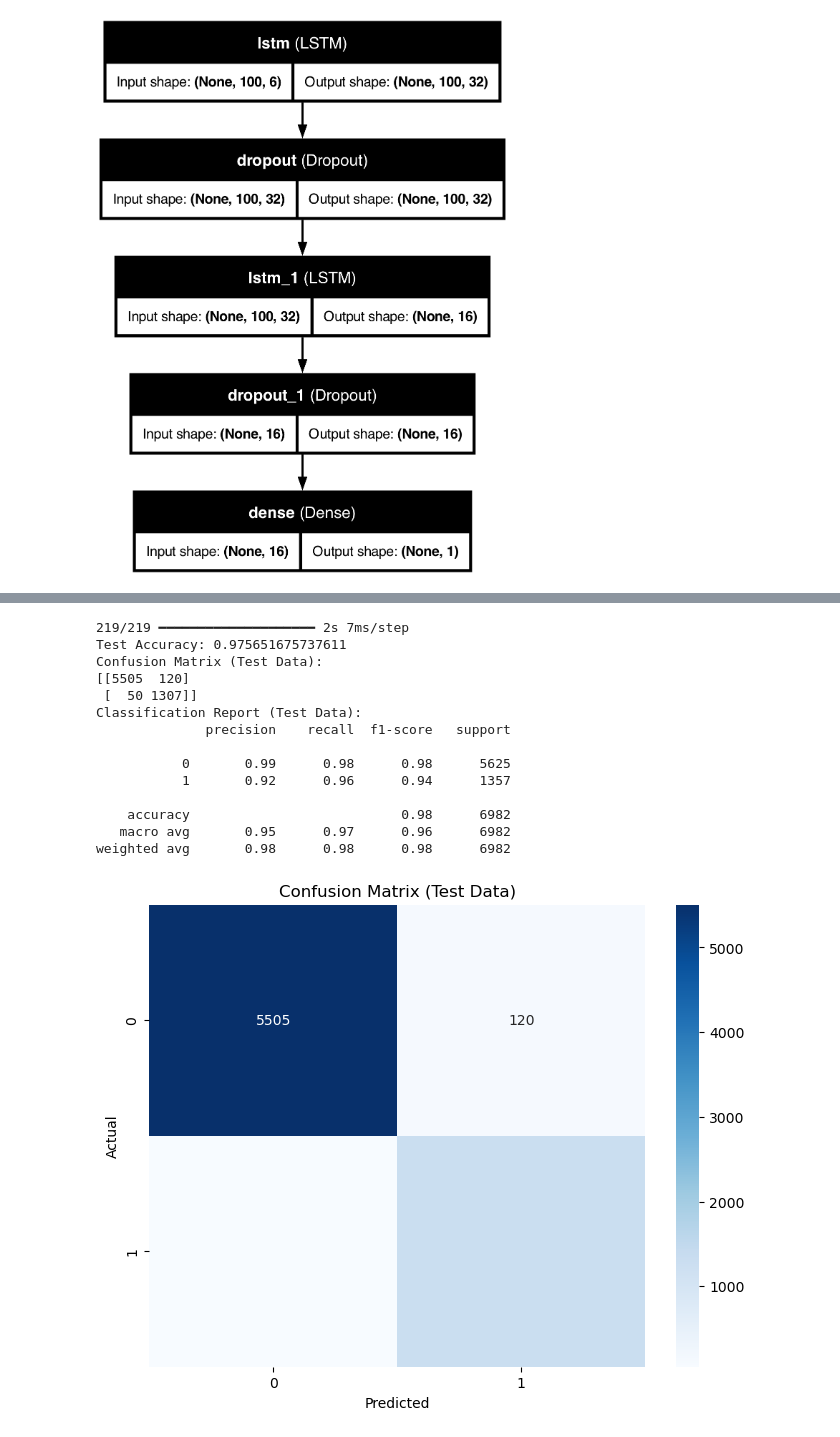
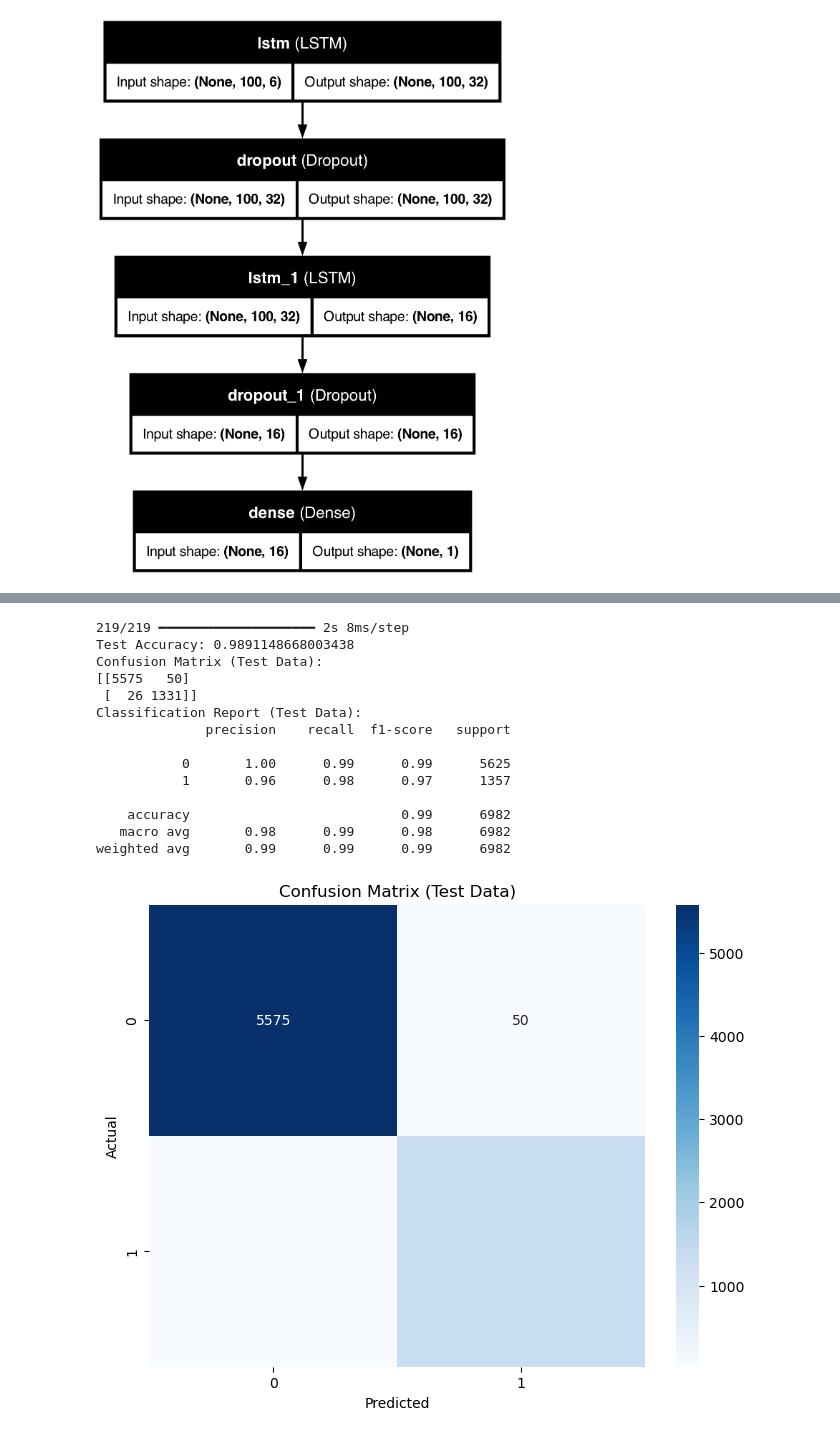
Before and after one commit to epilog-swu/AI, a Jupyter notebook: app/static/learning/learning.ipynb, the cells around one changed output, grey strips where cells are left out. Drawn from its saved outputs; the diff is of its cells as text; code cells hidden in the pictures.

```diff
--- a/app/static/learning/learning.ipynb
+++ b/app/static/learning/learning.ipynb
@@ -124,7 +124,7 @@ def generator(X, y, window_size):
     for i in range(len(y)):
         yield X[i], y[i]
 
-batch_size = 512
+batch_size = 32
 
 dataset = tf.data.Dataset.from_generator(
     lambda: generator(X_windows, y_windows, window_size),
@@ -134,20 +134,15 @@ dataset = tf.data.Dataset.from_generator(
     )
 )
 # %%
-# 먼저 전체 데이터의 70%를 train set, 30%를 temp set으로 나눕니다.
 X_train, X_temp, y_train, y_temp = train_test_split(X_windows, y_windows, test_size=0.3, random_state=42)
 
-# 이제 temp 데이터를 다시 2:1로 나눠서 20%는 validation, 10%는 test로 사용합니다.
 X_val, X_test, y_val, y_test = train_test_split(X_temp, y_temp, test_size=0.33, random_state=42)
-# 0.33을 사용하면 X_temp의 약 33%가 test set이 되므로, 전체 데이터의 10%가 test set으로 할당됩니다.
 
-# 이제 TensorFlow 데이터셋으로 변환합니다.
 train_dataset = tf.data.Dataset.from_tensor_slices((X_train, y_train))
 val_dataset = tf.data.Dataset.from_tensor_slices((X_val, y_val))
 test_dataset = tf.data.Dataset.from_tensor_slices((X_test, y_test))
 
-# 데이터셋을 학습을 위해 전처리합니다.
-train_dataset = train_dataset.shuffle(buffer_size=512).batch(batch_size).repeat().prefetch(tf.data.AUTOTUNE)
+train_dataset = train_dataset.batch(batch_size).repeat().prefetch(tf.data.AUTOTUNE)
 val_dataset = val_dataset.batch(batch_size).prefetch(tf.data.AUTOTUNE)
 test_dataset = test_dataset.batch(batch_size).prefetch(tf.data.AUTOTUNE)
 # %%
@@ -228,49 +223,46 @@ from sklearn.metrics import confusion_matrix, classification_report, accuracy_sc
 import seaborn as sns
 import matplotlib.pyplot as plt
 
-# 테스트 데이터에 대한 예측 수행
 y_test_pred = model.predict(X_test)
 y_test_pred = (y_test_pred > 0.5).astype(int)
 
-# 정확도 계산
 test_accuracy = accuracy_score(y_test, y_test_pred)
 print(f"Test Accuracy: {test_accuracy}")
 
-# 혼동 행렬 계산
 test_conf_matrix = confusion_matrix(y_test, y_test_pred)
 print("Confusion Matrix (Test Data):")
 print(test_conf_matrix)
 
 # 분류 보고서 출력
 test_class_report = classification_report(y_test, y_test_pred)
 print("Classification Report (Test Data):")
 print(test_class_report)
 
 # 혼동 행렬 시각화
 plt.figure(figsize=(8, 6))
 sns.heatmap(test_conf_matrix, annot=True, fmt='d', cmap='Blues')
 plt.title('Confusion Matrix (Test Data)')
 plt.xlabel('Predicted')
 plt.ylabel('Actual')
 
-save_path = "../images/learning_result/test_result7.png"
+save_path = "../images/learning_result/test_result8.png"
 plt.savefig(save_path)
 
 plt.show()
 # %% [output]
-219/219 ━━━━━━━━━━━━━━━━━━━━ 2s 7ms/step
-Test Accuracy: 0.975651675737611
+219/219 ━━━━━━━━━━━━━━━━━━━━ 2s 8ms/step
+Test Accuracy: 0.9891148668003438
 Confusion Matrix (Test Data):
-[[5505  120]
- [  50 1307]]
+[[5575   50]
+ [  26 1331]]
 Classification Report (Test Data):
               precision    recall  f1-score   support
 
-           0       0.99      0.98      0.98      5625
-           1       0.92      0.96      0.94      1357
+           0       1.00      0.99      0.99      5625
+           1       0.96      0.98      0.97      1357
 
-    accuracy                           0.98      6982
-   macro avg       0.95      0.97      0.96      6982
-weighted avg       0.98      0.98      0.98      6982
+    accuracy                           0.99      6982
+   macro avg       0.98      0.99      0.98      6982
+weighted avg       0.99      0.99      0.99      6982
-[figure, old version]
+[figure, new version]
 # %%
```
Also changed, not shown: parts of 4 cells of this notebook, 4 other files.
